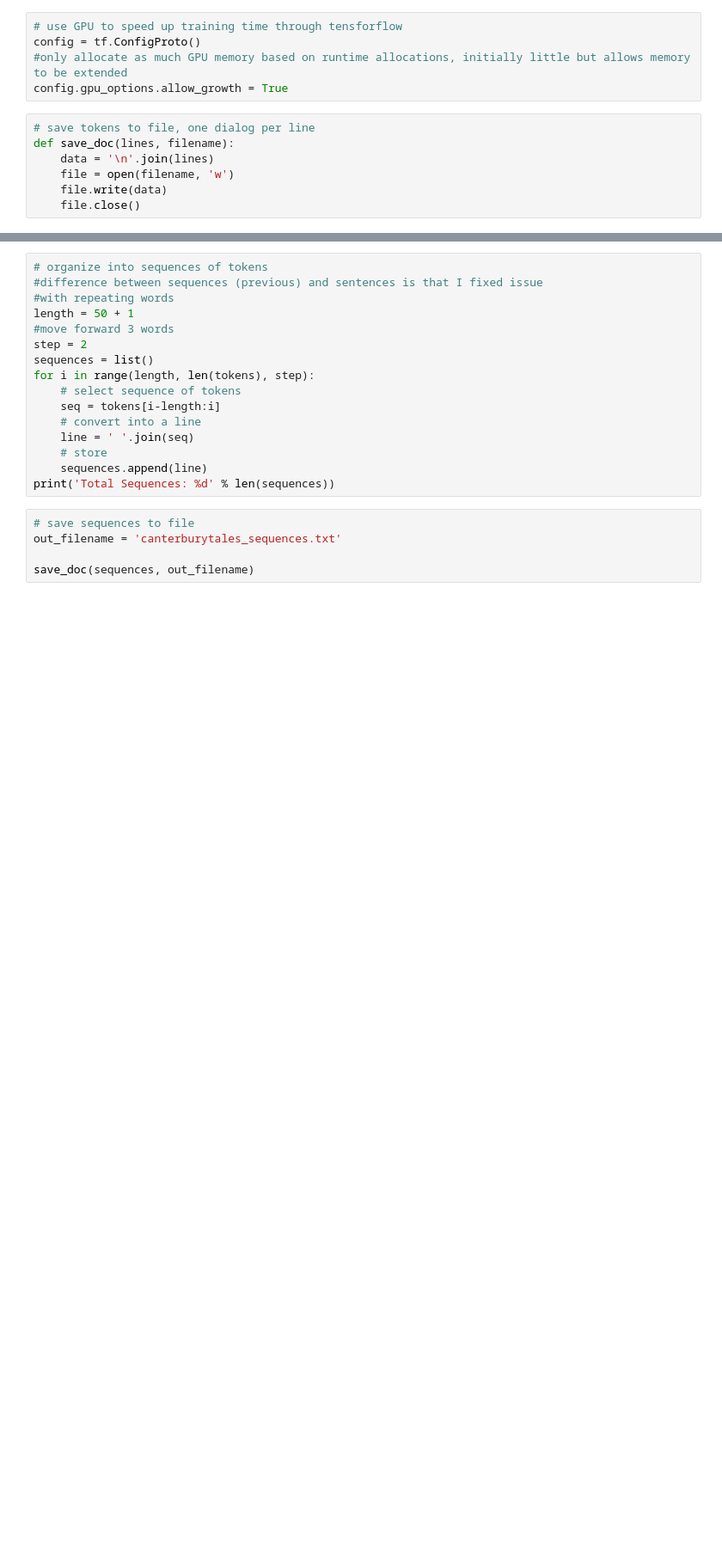
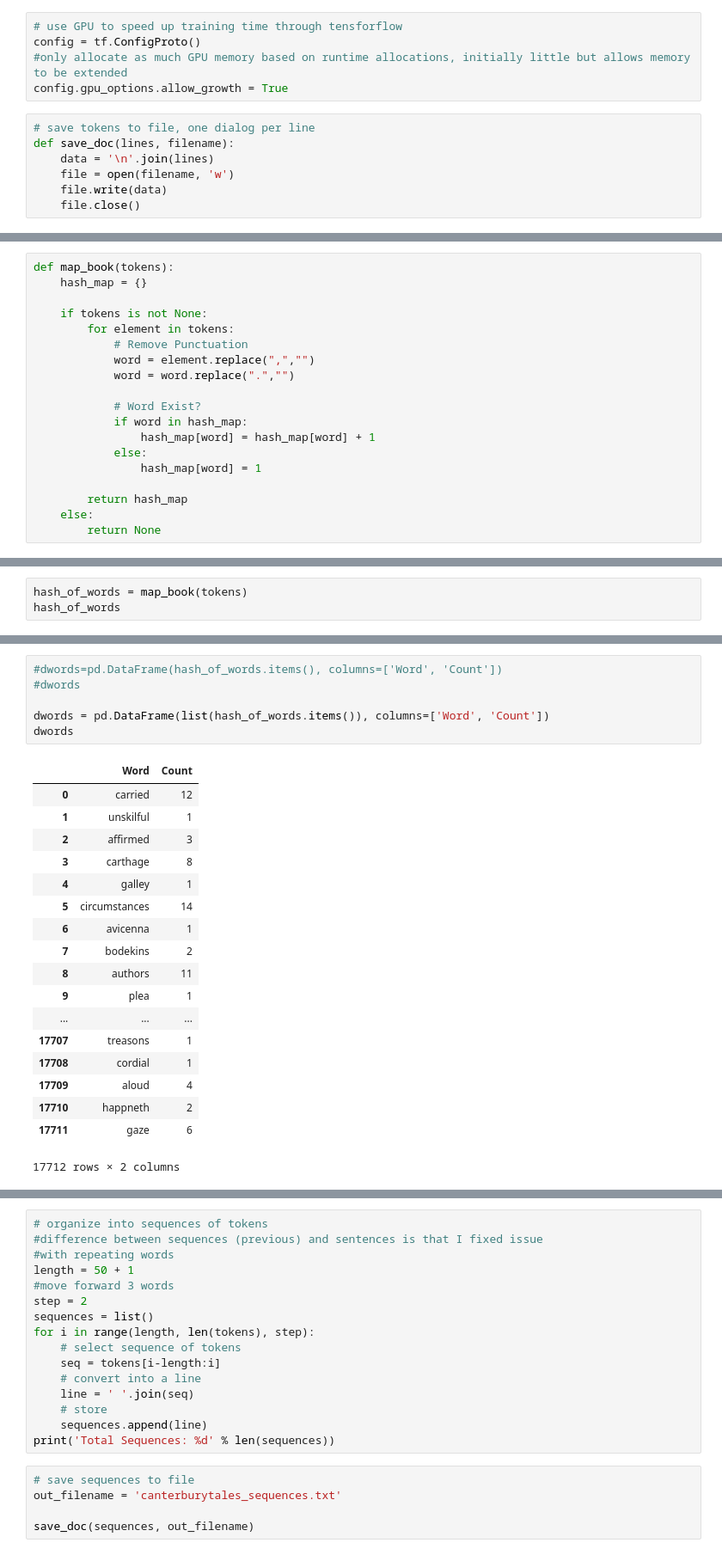
Before and after one commit to Neil621/Chaucer_WordLevel_LSTM, a Jupyter notebook: CanterburyTales_WordLevel_LSTM-Layered.ipynb, the cells around one changed output, grey strips where cells are left out. Shown at 86% size. Cells and saved outputs as stored; diff of their text form; blank space fills up the shorter version.

Commit message:
cleaned data

```diff
--- a/CanterburyTales_WordLevel_LSTM-Layered.ipynb
+++ b/CanterburyTales_WordLevel_LSTM-Layered.ipynb
@@ -73,0 +113,19 @@ print('Unique Tokens: %d' % len(set(tokens)))
+# %%
+def map_book(tokens):
+    hash_map = {}
+
+    if tokens is not None:
+        for element in tokens:
+            # Remove Punctuation
+            word = element.replace(",","")
+            word = word.replace(".","")
+
+            # Word Exist?
+            if word in hash_map:
+                hash_map[word] = hash_map[word] + 1
+            else:
+                hash_map[word] = 1
+
+        return hash_map
+    else:
+        return None
@@ -73,0 +152,3 @@ print('Unique Tokens: %d' % len(set(tokens)))
+# %%
+hash_of_words = map_book(tokens)
+hash_of_words
@@ -73,0 +173,25 @@ print('Unique Tokens: %d' % len(set(tokens)))
+# %%
+#dwords=pd.DataFrame(hash_of_words.items(), columns=['Word', 'Count'])
+#dwords
+
+dwords = pd.DataFrame(list(hash_of_words.items()), columns=['Word', 'Count'])
+dwords
+# %% [output]
+|  | Word | Count |
+| 0 | carried | 12 |
+| 1 | unskilful | 1 |
+| 2 | affirmed | 3 |
+| 3 | carthage | 8 |
+| 4 | galley | 1 |
+| 5 | circumstances | 14 |
+| 6 | avicenna | 1 |
+| 7 | bodekins | 2 |
+| 8 | authors | 11 |
+| 9 | plea | 1 |
+| ... | ... | ... |
+| 17707 | treasons | 1 |
+| 17708 | cordial | 1 |
+| 17709 | aloud | 4 |
+| 17710 | happneth | 2 |
+| 17711 | gaze | 6 |
+17712 rows × 2 columns
```
Also changed, not shown: parts of 12 cells of this notebook, 1 other file.
